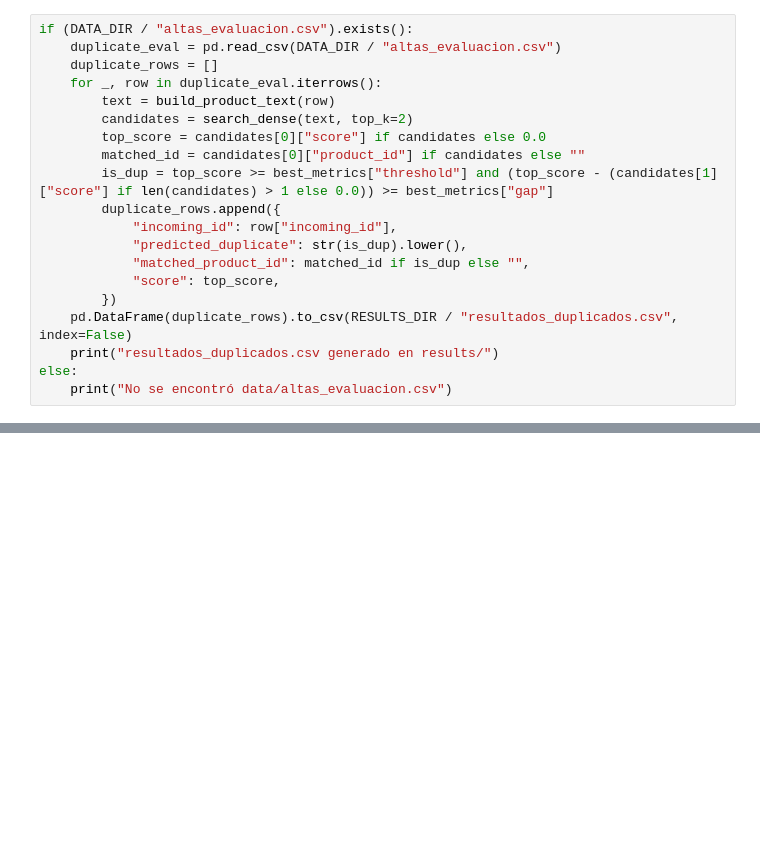
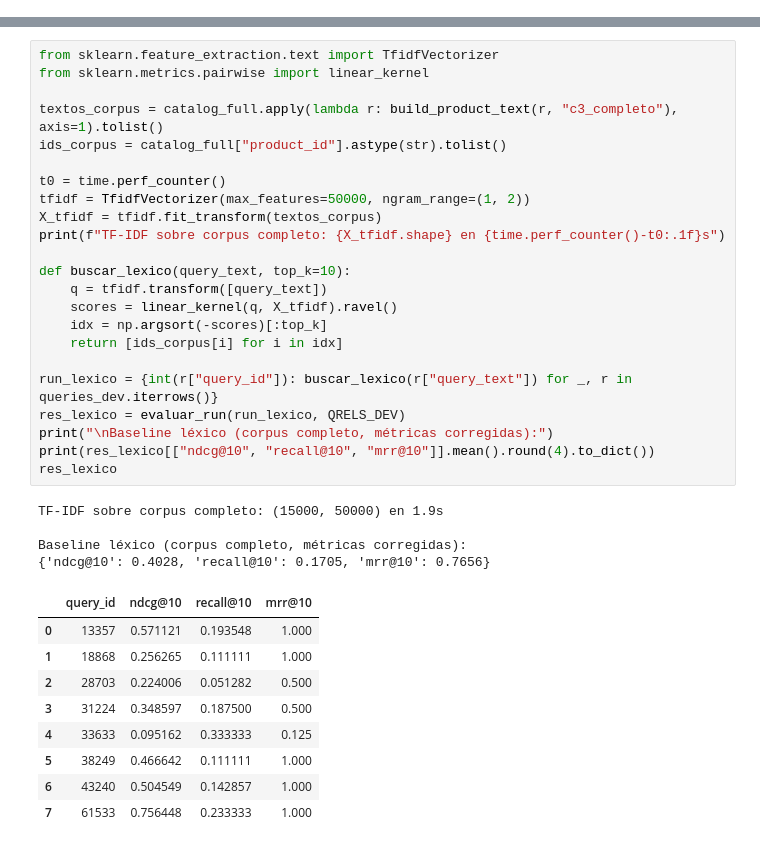
Before and after one commit to dgscoppmnd/BDVectorial-practica, a Jupyter notebook: notebook/Aurum_Market_Practica.ipynb, the cells around one changed output, grey strips where cells are left out. Drawn from its saved outputs; the diff is of its cells as text; blank space fills up the shorter version.

```diff
--- a/notebook/Aurum_Market_Practica.ipynb
+++ b/notebook/Aurum_Market_Practica.ipynb
@@ -750,20 +0,0 @@ resultados_busqueda.csv generado en results/
-# %%
-if (DATA_DIR / "altas_evaluacion.csv").exists():
-    duplicate_eval = pd.read_csv(DATA_DIR / "altas_evaluacion.csv")
-    duplicate_rows = []
-    for _, row in duplicate_eval.iterrows():
-        text = build_product_text(row)
-        candidates = search_dense(text, top_k=2)
-        top_score = candidates[0]["score"] if candidates else 0.0
-        matched_id = candidates[0]["product_id"] if candidates else ""
-        is_dup = top_score >= best_metrics["threshold"] and (top_score - (candidates[1]["score"] if len(candidates) > 1 else 0.0)) >= best_metrics["gap"]
-        duplicate_rows.append({
-            "incoming_id": row["incoming_id"],
-            "predicted_duplicate": str(is_dup).lower(),
-            "matched_product_id": matched_id if is_dup else "",
-            "score": top_score,
-        })
-    pd.DataFrame(duplicate_rows).to_csv(RESULTS_DIR / "resultados_duplicados.csv", index=False)
-    print("resultados_duplicados.csv generado en results/")
-else:
-    print("No se encontró data/altas_evaluacion.csv")
@@ -806,0 +255,37 @@ metricas_desarrollo.json generado en results/
+# %%
+from sklearn.feature_extraction.text import TfidfVectorizer
+from sklearn.metrics.pairwise import linear_kernel
+
+textos_corpus = catalog_full.apply(lambda r: build_product_text(r, "c3_completo"), axis=1).tolist()
+ids_corpus = catalog_full["product_id"].astype(str).tolist()
+
+t0 = time.perf_counter()
+tfidf = TfidfVectorizer(max_features=50000, ngram_range=(1, 2))
+X_tfidf = tfidf.fit_transform(textos_corpus)
+print(f"TF-IDF sobre corpus completo: {X_tfidf.shape} en {time.perf_counter()-t0:.1f}s")
+
+def buscar_lexico(query_text, top_k=10):
+    q = tfidf.transform([query_text])
+    scores = linear_kernel(q, X_tfidf).ravel()
+    idx = np.argsort(-scores)[:top_k]
+    return [ids_corpus[i] for i in idx]
+
+run_lexico = {int(r["query_id"]): buscar_lexico(r["query_text"]) for _, r in queries_dev.iterrows()}
+res_lexico = evaluar_run(run_lexico, QRELS_DEV)
+print("\nBaseline léxico (corpus completo, métricas corregidas):")
+print(res_lexico[["ndcg@10", "recall@10", "mrr@10"]].mean().round(4).to_dict())
+res_lexico
+# %% [output]
+TF-IDF sobre corpus completo: (15000, 50000) en 1.9s
+
+Baseline léxico (corpus completo, métricas corregidas):
+{'ndcg@10': 0.4028, 'recall@10': 0.1705, 'mrr@10': 0.7656}
+|  | query_id | ndcg@10 | recall@10 | mrr@10 |
+| 0 | 13357 | 0.571121 | 0.193548 | 1.000 |
+| 1 | 18868 | 0.256265 | 0.111111 | 1.000 |
+| 2 | 28703 | 0.224006 | 0.051282 | 0.500 |
+| 3 | 31224 | 0.348597 | 0.187500 | 0.500 |
+| 4 | 33633 | 0.095162 | 0.333333 | 0.125 |
+| 5 | 38249 | 0.466642 | 0.111111 | 1.000 |
+| 6 | 43240 | 0.504549 | 0.142857 | 1.000 |
+| 7 | 61533 | 0.756448 | 0.233333 | 1.000 |
```
Also changed, not shown: parts of 89 cells of this notebook, 23 other files.
